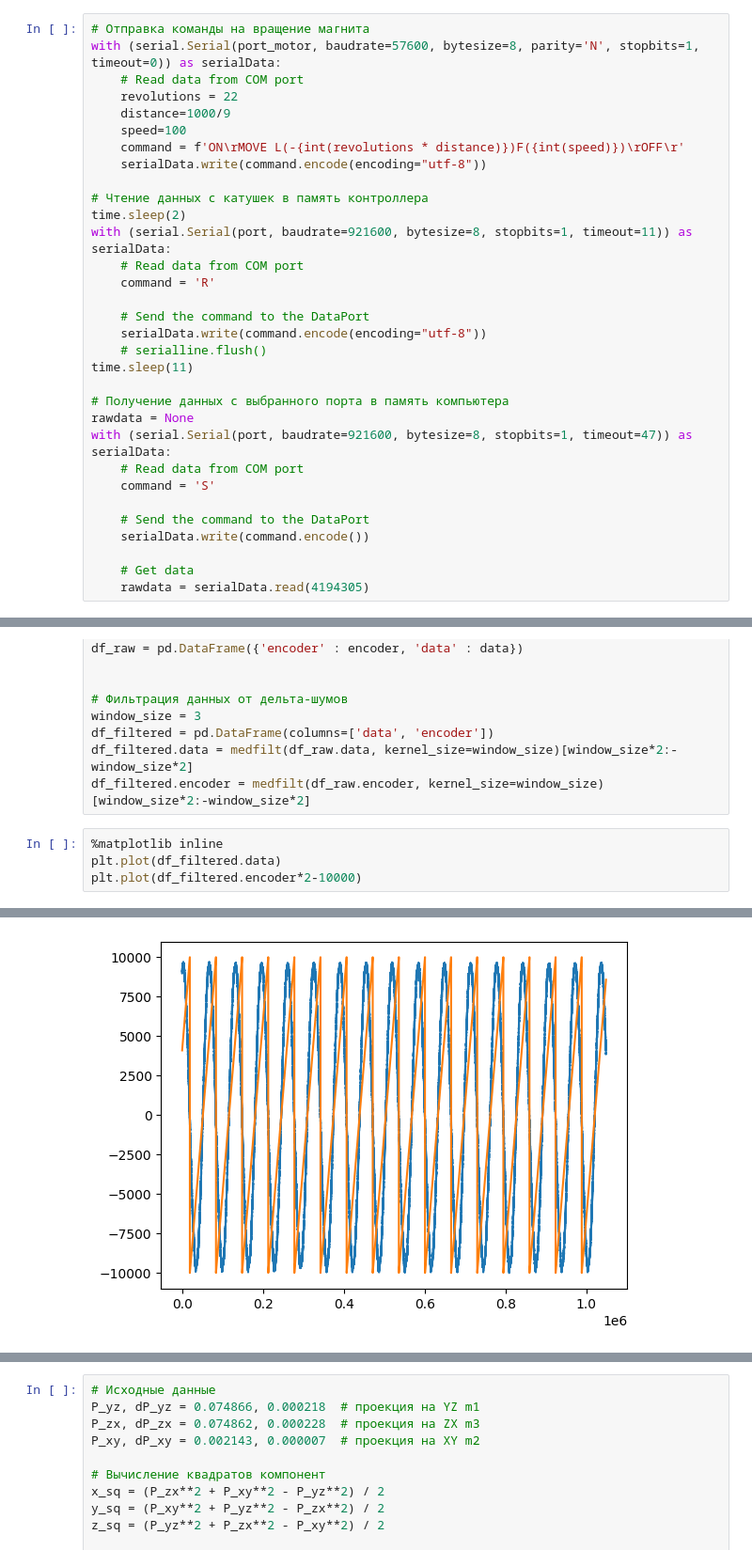
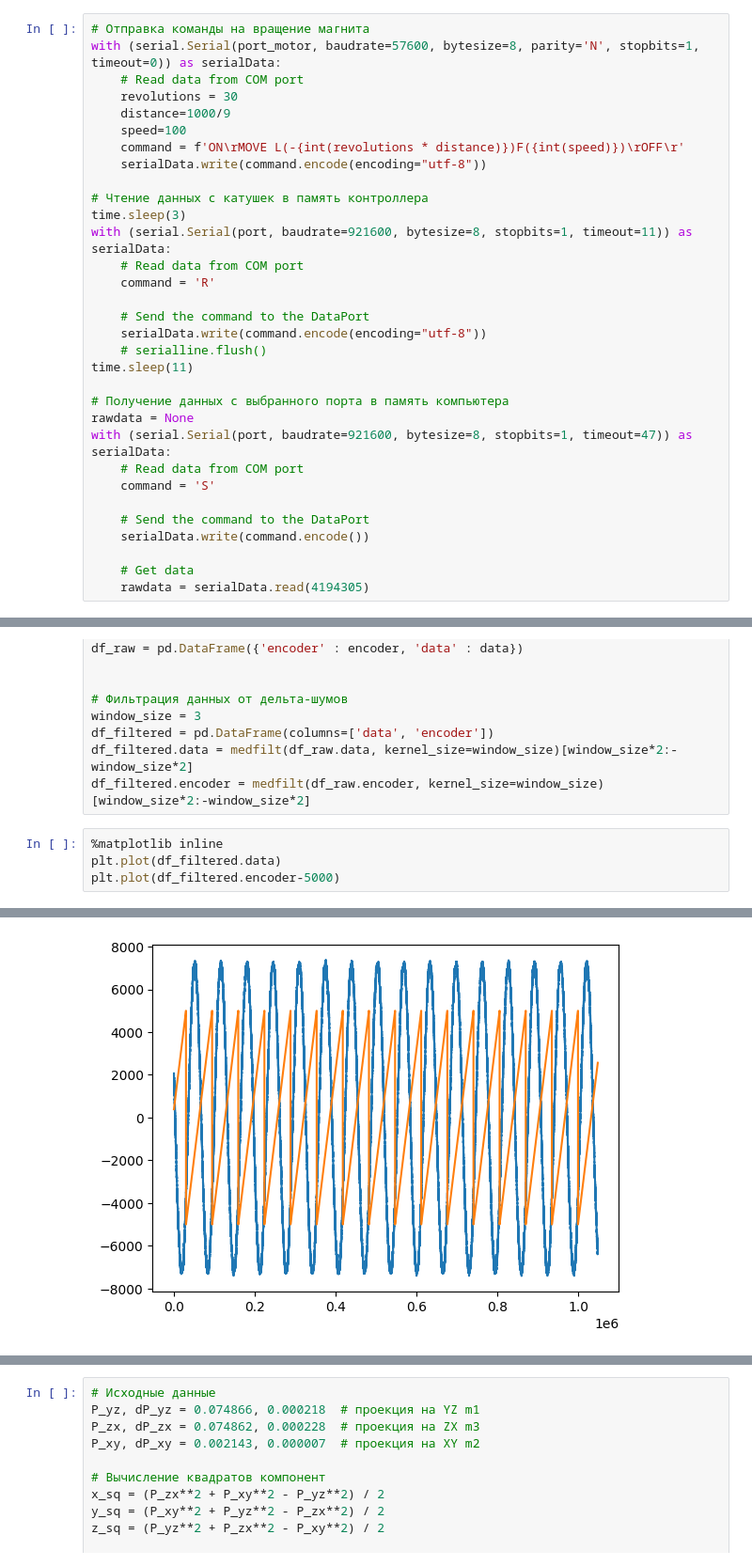
Before and after one commit to BuslaySt/Helmholz-Polymagnit, a Jupyter notebook: HarmData_fast.ipynb, the cells around one changed output, grey strips where cells are left out. Shown at 94% size. Saved outputs shown, nothing was run; the diff lists cells and outputs as text.

```diff
--- a/HarmData_fast.ipynb
+++ b/HarmData_fast.ipynb
@@ -34,14 +33,14 @@ if port:
 # Отправка команды на вращение магнита
 with (serial.Serial(port_motor, baudrate=57600, bytesize=8, parity='N', stopbits=1, timeout=0)) as serialData:
     # Read data from COM port
-    revolutions = 22
+    revolutions = 30
     distance=1000/9
     speed=100
     command = f'ON\rMOVE L(-{int(revolutions * distance)})F({int(speed)})\rOFF\r'
     serialData.write(command.encode(encoding="utf-8"))
 
 # Чтение данных с катушек в память контроллера
-time.sleep(2)
+time.sleep(3)
 with (serial.Serial(port, baudrate=921600, bytesize=8, stopbits=1, timeout=11)) as serialData:
     # Read data from COM port
     command = 'R'
@@ -88,10 +87,10 @@ df_filtered.encoder = medfilt(df_raw.encoder, kernel_size=window_size)[window_si
 # %%
 %matplotlib inline
 plt.plot(df_filtered.data)
-plt.plot(df_filtered.encoder*2-10000)
+plt.plot(df_filtered.encoder-5000)
 # %% [output]
 [<matplotlib.lines.Line2D at 0x...>]
-[figure, old version]
+[figure, new version]
 # %%
 # Шаг интегрирования по encoder
 step = 25
```
Also changed, not shown: parts of 9 cells of this notebook.
